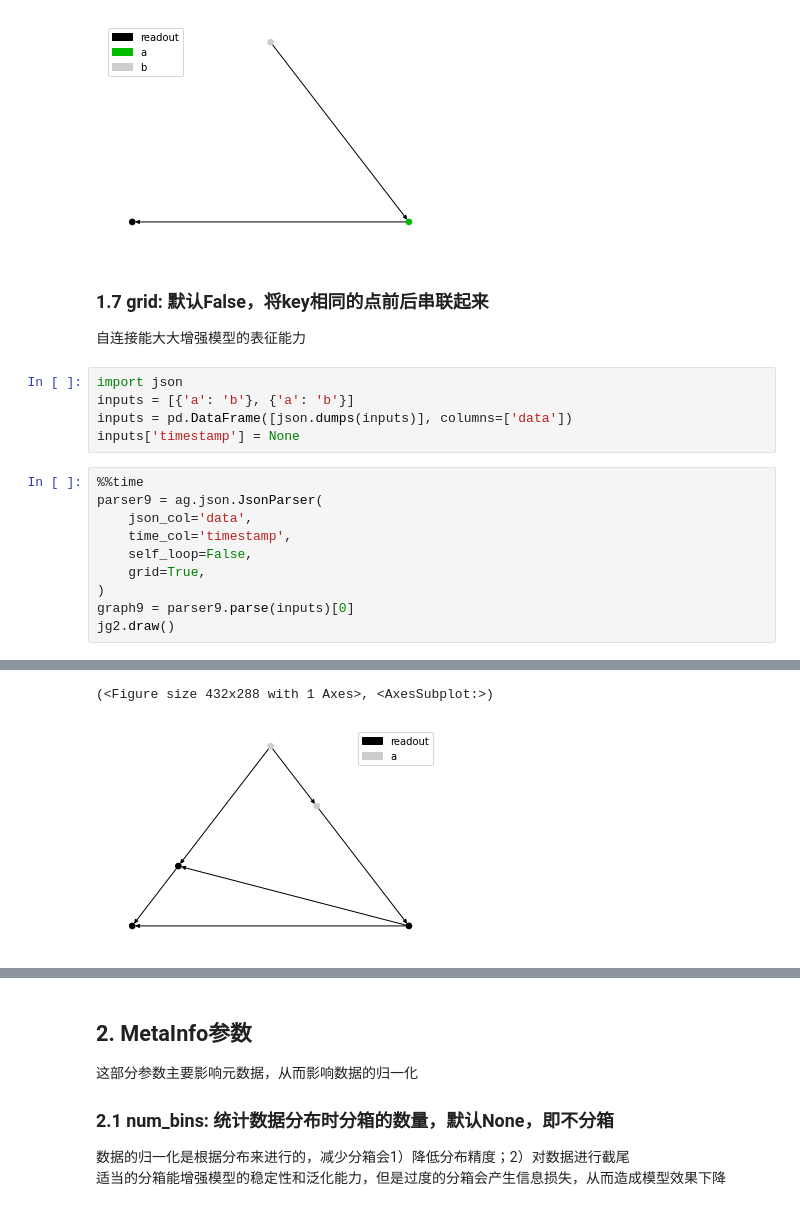
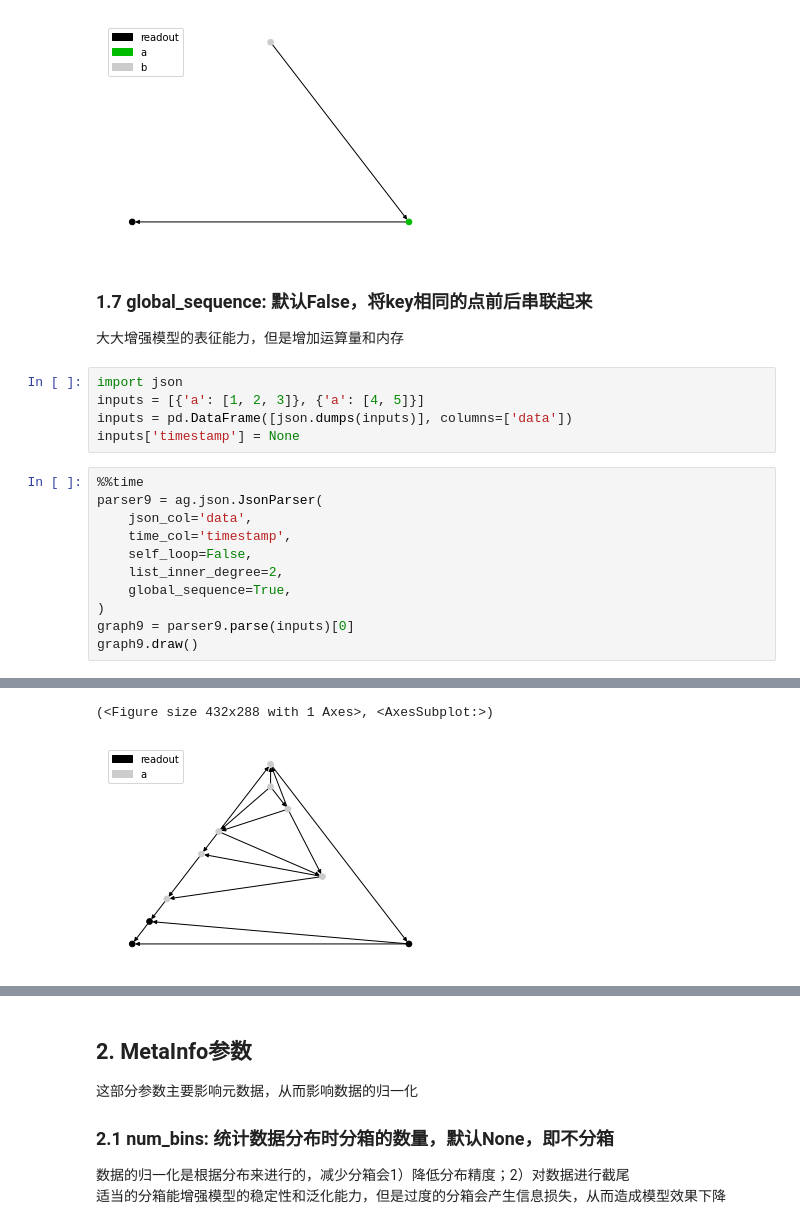
Before and after one commit to wolaituodiban/all2graph, a Jupyter notebook: tutorials/004_parameter_tuning.ipynb, the cells around one changed output, grey strips where cells are left out. Saved outputs shown, nothing was run; the diff lists cells and outputs as text.

Commit message:
change: JsonParser.global_sequence

```diff
--- a/tutorials/004_parameter_tuning.ipynb
+++ b/tutorials/004_parameter_tuning.ipynb
@@ -111,11 +110,11 @@ graph9.draw()
 (<Figure size 432x288 with 1 Axes>, <AxesSubplot:>)
 [figure]
 # %% [markdown]
-### 1.7 grid: 默认False，将key相同的点前后串联起来
-自连接能大大增强模型的表征能力
+### 1.7 global_sequence: 默认False，将key相同的点前后串联起来
+大大增强模型的表征能力，但是增加运算量和内存
 # %%
 import json
-inputs = [{'a': 'b'}, {'a': 'b'}]
+inputs = [{'a': [1, 2, 3]}, {'a': [4, 5]}]
 inputs = pd.DataFrame([json.dumps(inputs)], columns=['data'])
 inputs['timestamp'] = None
 # %%
@@ -124,8 +123,9 @@ parser9 = ag.json.JsonParser(
     json_col='data',
     time_col='timestamp',
     self_loop=False,
-    grid=True,
+    list_inner_degree=2,
+    global_sequence=True,
 )
 graph9 = parser9.parse(inputs)[0]
-jg2.draw()
+graph9.draw()
 # %% [output]
@@ -134,2 +133,2 @@ Wall time: 41.4 ms
 (<Figure size 432x288 with 1 Axes>, <AxesSubplot:>)
-[figure, old version]
+[figure, new version]
```
Also changed, not shown: parts of 5 cells of this notebook, 4 other files.
